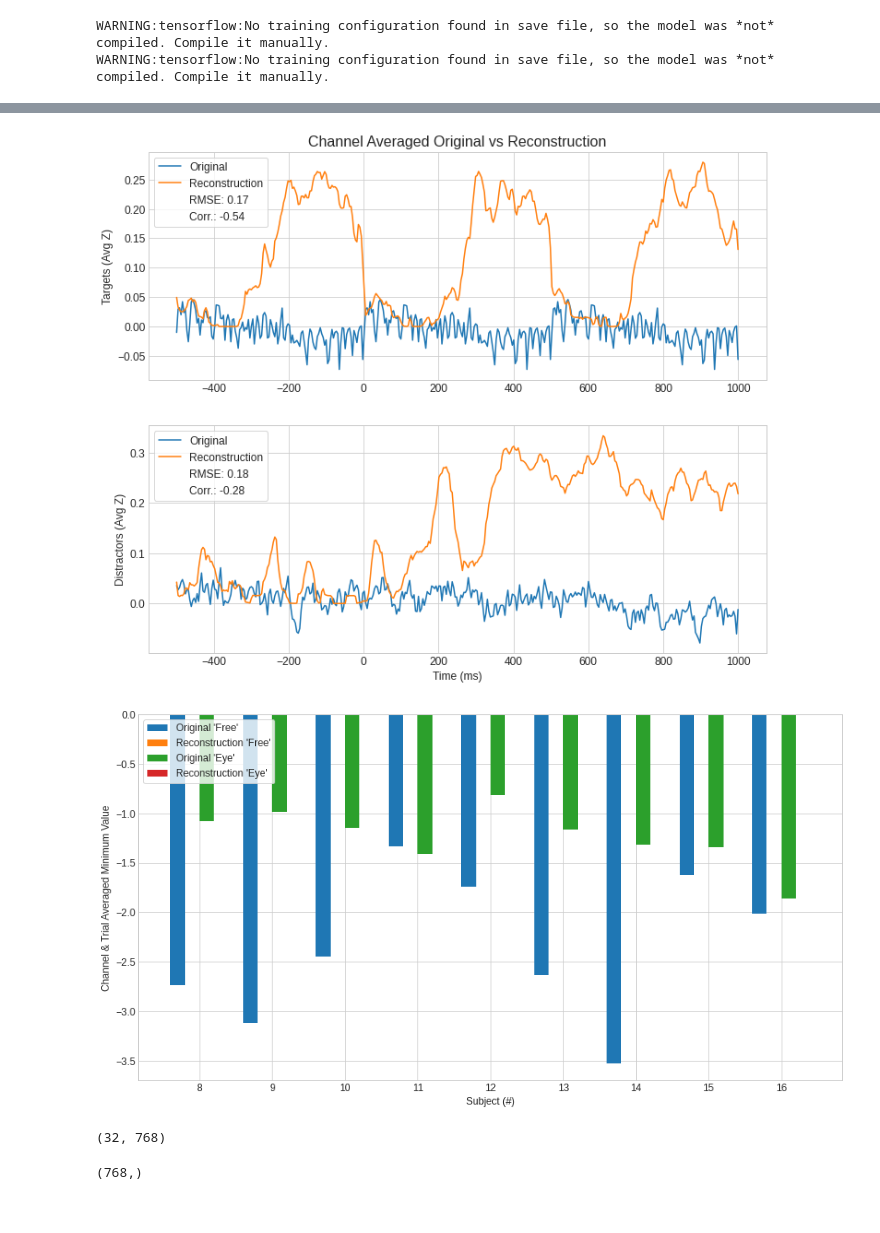
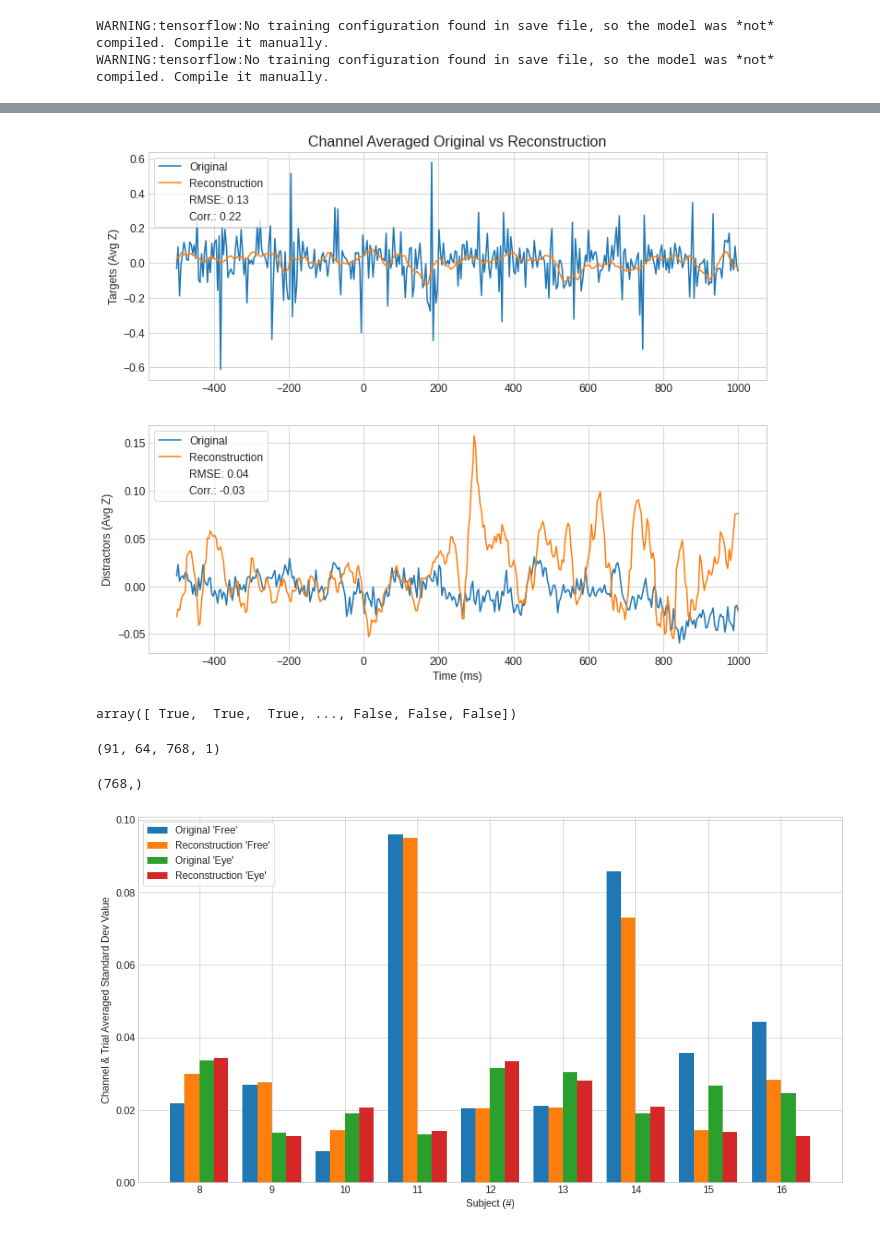
Before and after one commit to zainakh/bci-representation-learning, a Jupyter notebook: plot-eeg-reconstructions.ipynb, the cells around one changed output, grey strips where cells are left out. Drawn from its saved outputs; the diff is of its cells as text; code cells hidden in the pictures.

```diff
--- a/plot-eeg-reconstructions.ipynb
+++ b/plot-eeg-reconstructions.ipynb
@@ -104,9 +126,9 @@ ee_rec_train = vae.decoder.predict(eeg_encode_train)
 # %%
-i = 602
+i = 0
 fn = 'ee' + str(i)
 plot_eeg_reconstruction(eeg_train[i], ee_rec_train[i], save=False, filename=fn)
 # %% [output]
-[figure, old version]
+[figure, new version]
 # %%
 def plot_subj_cond(X, vals, ylabel, legend, filename='', width=0.8):
     plt.rcParams['figure.figsize'] = [15, 8]
@@ -124,9 +146,28 @@ def plot_subj_cond(X, vals, ylabel, legend, filename='', width=0.8):
 
     if filename != '':
         fig.savefig(filename + '.png')
+# %%
+eeg = np.concatenate((eeg_train, eeg_test), axis=0)
+sub_cond = np.concatenate((sub_cond_train, sub_cond_test), axis=0)
+# %%
+#sub_cond[:,0]==str(i)
+sub_cond[:,1]=='free'
+# %% [output]
+array([ True,  True,  True, ..., False, False, False])
+# %%
+eeg_free = []
+eeg_eye = []
+for i in range(8,17):
+    free = np.where(np.logical_and(sub_cond[:,0]==str(i), sub_cond[:,1]=='free'))
+    eye = np.where(np.logical_and(sub_cond[:,0]==str(i), sub_cond[:,1]=='eye'))
+
+    eeg_free.append(eeg[free,:,:,:][0])
+    eeg_eye.append(eeg[eye,:,:,:][0])
+# %%
+eeg_free[0].shape
+# %% [output]
+(91, 64, 768, 1)
 # %%
-eeg_free, eeg_eye, pupil_free, pupil_eye = utils.read_dataset_by_condition(data_root)
-
 eeg_free_rec = []
 eeg_eye_rec = []
 for i in range(len(eeg_free)):
@@ -136,25 +177,29 @@ for i in range(len(eeg_free)):
     _, _, encoded = vae.encoder.predict(eeg_eye[i])
     eeg_eye_rec.append(vae.decoder.predict(encoded))
 # %%
-simplify = lambda a: np.mean(np.squeeze(a), axis=0)
+simplify = lambda a: np.squeeze(np.mean(a, axis=(0,1)))
 for i in range(len(eeg_free)):
     eeg_free[i] = simplify(eeg_free[i])
     eeg_eye[i] = simplify(eeg_eye[i])
     eeg_free_rec[i] = simplify(eeg_free_rec[i])
     eeg_eye_rec[i] = simplify(eeg_eye_rec[i])
+# %%
+eeg_free[-1].shape
+# %% [output]
+(768,)
 # %%
-f = lambda x: np.min(x)
+filename = 'Standard Dev'
+f = lambda x: np.std(x)
 ef = [f(i) for i in eeg_free]
 efr = [f(i) for i in eeg_free_rec]
 ee = [f(i) for i in eeg_eye]
 eer = [f(i) for i in eeg_eye_rec]
 
 legend = ['Original \'Free\'', 'Reconstruction \'Free\'', 'Original \'Eye\'', 'Reconstruction \'Eye\'']
-ylabel = 'Channel & Trial Averaged Minimum Value'
-filename = 'min'
+ylabel = f'Channel & Trial Averaged {filename} Value'
 plot_subj_cond(range(8,17), [ef, efr, ee, eer], ylabel, legend, filename)
 # %% [output]
-[figure, old version]
+[figure, new version]
 # %%
 eeg_free_targ = [i[:len(i)//2] for i in eeg_free]
 eeg_free_dist = [i[len(i)//2:] for i in eeg_free]
@@ -165,8 +210,3 @@ eeg_free_rec_targ = [i[:len(i)//2] for i in eeg_free_rec]
 eeg_free_rec_dist = [i[len(i)//2:] for i in eeg_free_rec]
 eeg_eye_rec_targ = [i[:len(i)//2] for i in eeg_eye_rec]
 eeg_eye_rec_dist = [i[len(i)//2:] for i in eeg_eye_rec]
-# %%
-eeg_free[0].shape
-eeg_free_targ[0].shape
-# %% [output]
-(32, 768)
@@ -185,4 +212,0 @@ for i in range(len(eeg_free_targ)):
-# %%
-eeg_free_targ[0].shape
-# %% [output]
-(768,)
```
Also changed, not shown: parts of 38 cells of this notebook, 3 other files.
